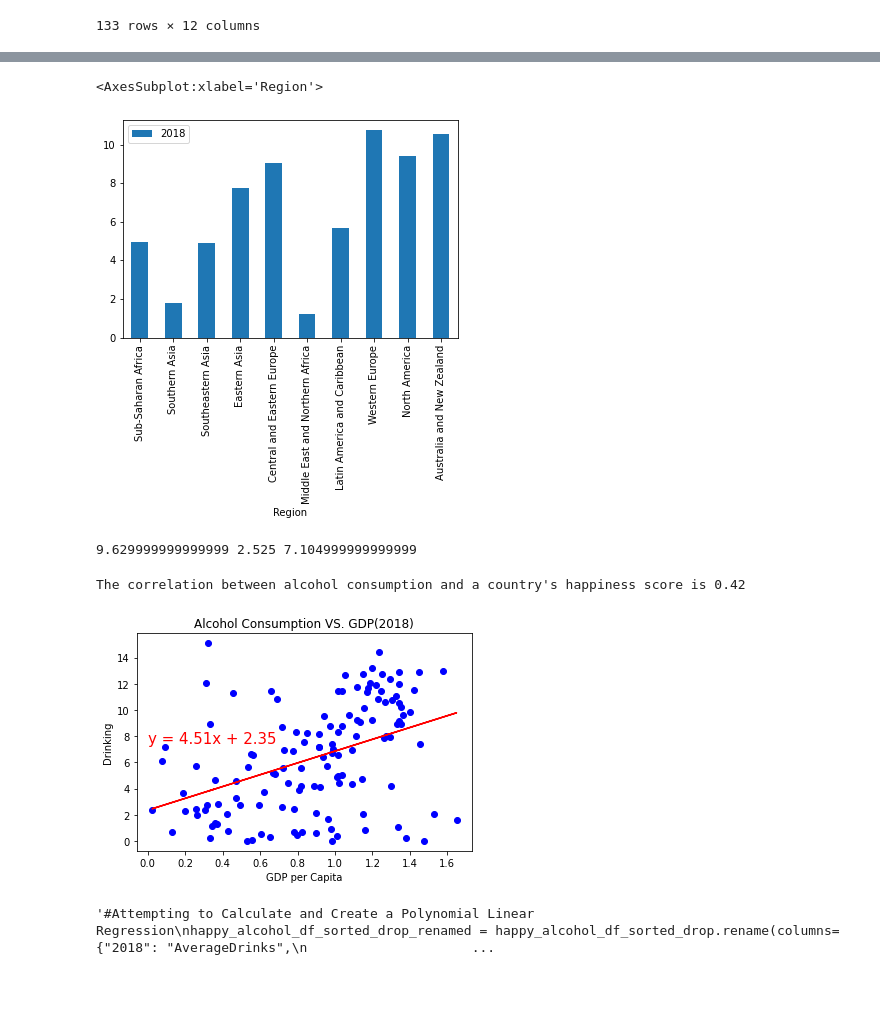
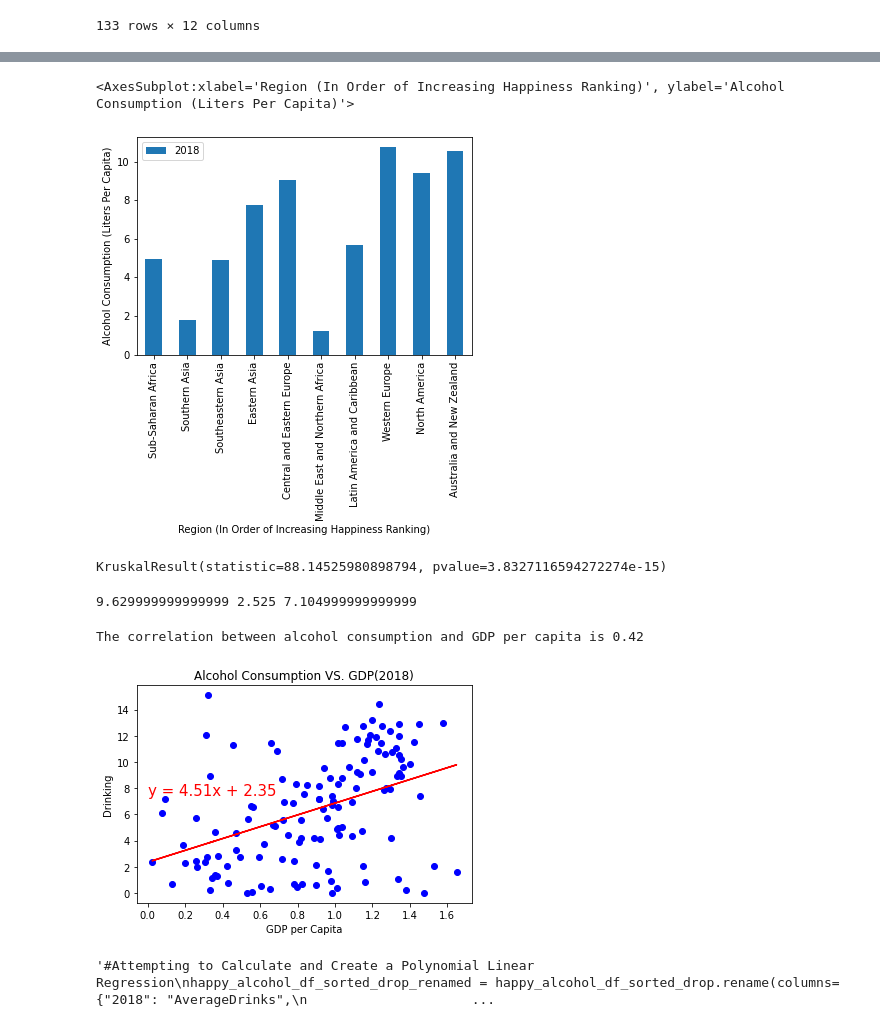
Before and after one commit to dmcneill0711/Happiness-V.S.-Alcohol-Study, a Jupyter notebook: Jupyter Notebook/Project 1 Code.ipynb, the cells around one changed output, grey strips where cells are left out. Cells and saved outputs as stored; diff of their text form; code cells hidden in the pictures; blank space fills up the shorter version.

Commit message:
Did Kruskal Stuff

```diff
--- a/Jupyter Notebook/Project 1 Code.ipynb
+++ b/Jupyter Notebook/Project 1 Code.ipynb
@@ -223,7 +223,7 @@ happy_groupby_means_sorted
 # %%
 bar2 = happy_groupby_means_sorted
 bar2["Region"] = happy_groupby_means_sorted.index
-bar2.plot('Region', '2018', kind='bar')
+bar2.plot('Region', '2018', kind='bar', xlabel='Region (In Order of Increasing Happiness Ranking)', ylabel='Alcohol Consumption (Liters Per Capita)')
 # %% [output]
-<AxesSubplot:xlabel='Region'>
+<AxesSubplot:xlabel='Region (In Order of Increasing Happiness Ranking)', ylabel='Alcohol Consumption (Liters Per Capita)'>
-[figure, old version]
+[figure, new version]
@@ -230,3 +260,8 @@ bar2.plot('Region', '2018', kind='bar')
+# %%
+scipy.kruskal(SS_Africa, Southern_Asia, SE_Asia, Eastern_Asia, CAE_Europe, Middle_E_North_A, Latin_A_Caribbean,
+               Western_Europe, North_Am, Aust)
+# %% [output]
+KruskalResult(statistic=88.14525980898794, pvalue=3.8327116594272274e-15)
 # %%
 #Calculate the Quartiles for Drinking
 
@@ -267,11 +302,11 @@ plt.ylabel("Drinking")
 plt.title("Alcohol Consumption VS. GDP(2018)")
 
 correlation = scipy.pearsonr(x,y)
-print(f"The correlation between alcohol consumption and a country's happiness score is {round(correlation[0],2)}")
+print(f"The correlation between alcohol consumption and GDP per capita is {round(correlation[0],2)}")
 
 plt.savefig("AlcoholVSGDP.png")
 # %% [output]
-The correlation between alcohol consumption and a country's happiness score is 0.42
+The correlation between alcohol consumption and GDP per capita is 0.42
 [figure]
 # %%
 '''#Attempting to Calculate and Create a Polynomial Linear Regression
```
Also changed, not shown: parts of 4 cells of this notebook.
